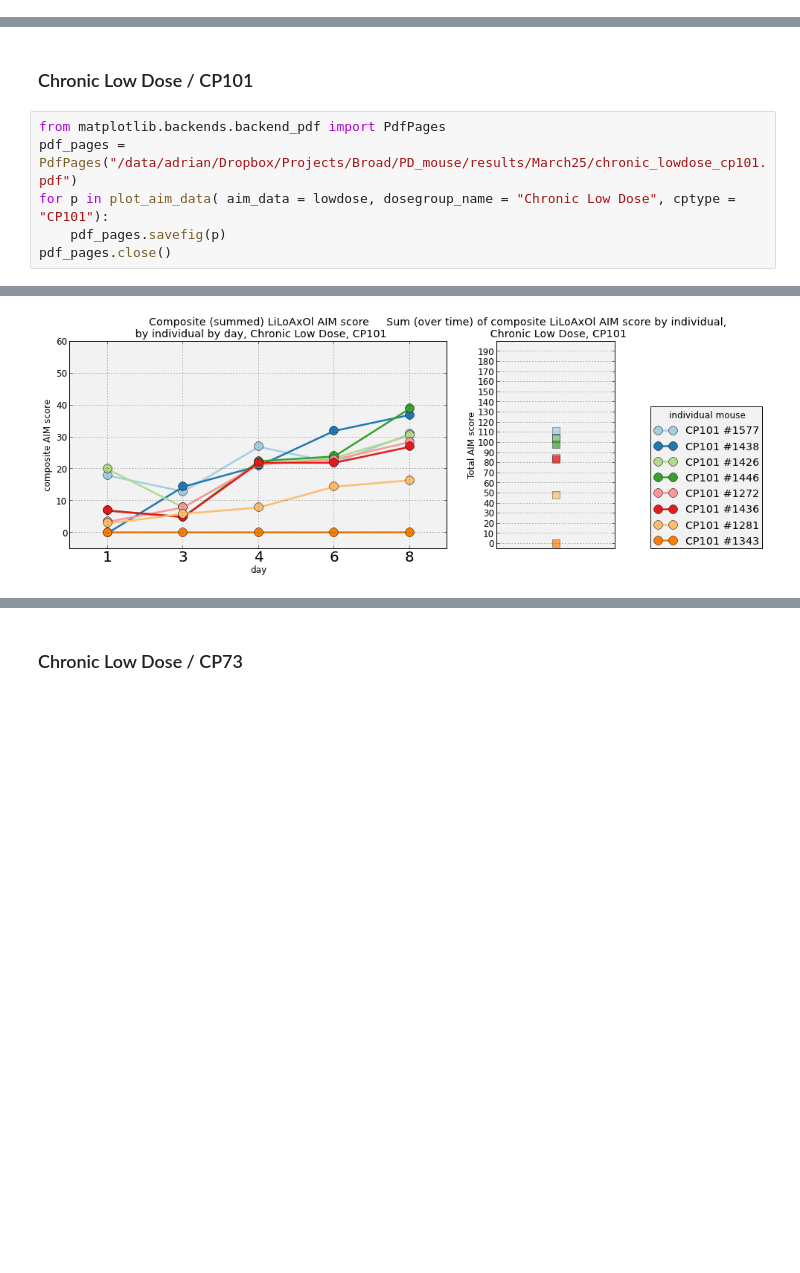
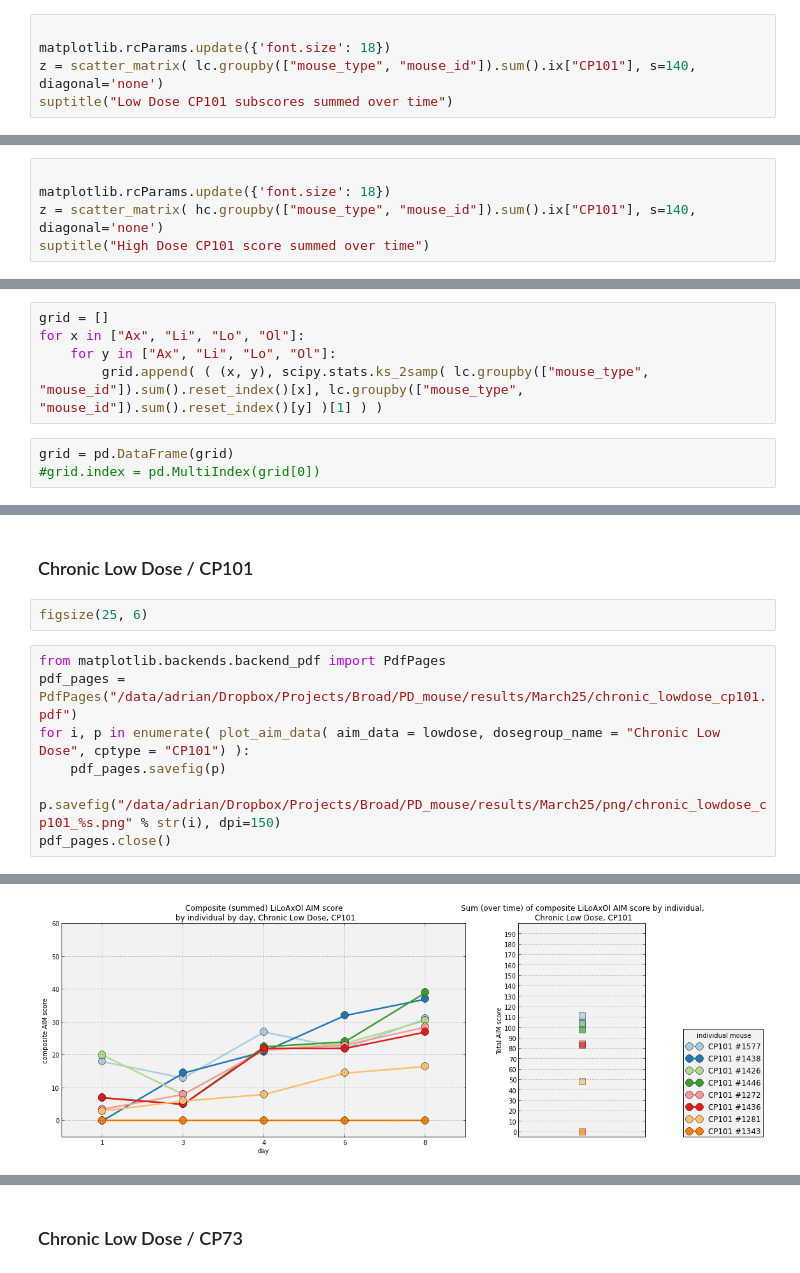
Before and after one commit to aheilbut/pdmouse, a Jupyter notebook: py/parse_all_aimdata.ipynb, the cells around one changed output, grey strips where cells are left out. Cells and saved outputs as stored; diff of their text form; blank space fills up the shorter version.

```diff
--- a/py/parse_all_aimdata.ipynb
+++ b/py/parse_all_aimdata.ipynb
@@ -168,0 +245,5 @@ CP73-1881 <type 'unicode'>
+# %%
+
+matplotlib.rcParams.update({'font.size': 18})
+z = scatter_matrix( lc.groupby(["mouse_type", "mouse_id"]).sum().ix["CP101"], s=140, diagonal='none')
+suptitle("Low Dose CP101 subscores summed over time")
@@ -168,0 +255,5 @@ CP73-1881 <type 'unicode'>
+# %%
+
+matplotlib.rcParams.update({'font.size': 18})
+z = scatter_matrix( hc.groupby(["mouse_type", "mouse_id"]).sum().ix["CP101"], s=140, diagonal='none')
+suptitle("High Dose CP101 score summed over time")
@@ -168,0 +587,8 @@ CP73-1881 <type 'unicode'>
+# %%
+grid = []
+for x in ["Ax", "Li", "Lo", "Ol"]:
+    for y in ["Ax", "Li", "Lo", "Ol"]:
+        grid.append( ( (x, y), scipy.stats.ks_2samp( lc.groupby(["mouse_type", "mouse_id"]).sum().reset_index()[x], lc.groupby(["mouse_type", "mouse_id"]).sum().reset_index()[y] )[1] ) )
+# %%
+grid = pd.DataFrame(grid)
+#grid.index = pd.MultiIndex(grid[0])
@@ -299,10 +762,13 @@ def plot_aim_data(aim_data, dosegroup_name, cptype):
 ### Generate and save pdf plots for each subgroup
 # %% [markdown]
 ### Chronic Low Dose / CP101
+# %%
+figsize(25, 6)
 # %%
 from matplotlib.backends.backend_pdf import PdfPages
 pdf_pages = PdfPages("/data/adrian/Dropbox/Projects/Broad/PD_mouse/results/March25/chronic_lowdose_cp101.pdf")
-for p in plot_aim_data( aim_data = lowdose, dosegroup_name = "Chronic Low Dose", cptype = "CP101"):
+for i, p in enumerate( plot_aim_data( aim_data = lowdose, dosegroup_name = "Chronic Low Dose", cptype = "CP101") ):
     pdf_pages.savefig(p)
+    p.savefig("/data/adrian/Dropbox/Projects/Broad/PD_mouse/results/March25/png/chronic_lowdose_cp101_%s.png" % str(i), dpi=150)
 pdf_pages.close()
 # %% [output]
@@ -310 +776 @@ pdf_pages.close()
-[figure, old version]
+[figure, new version]
```
Also changed, not shown: parts of 61 cells of this notebook, 3 other files.
